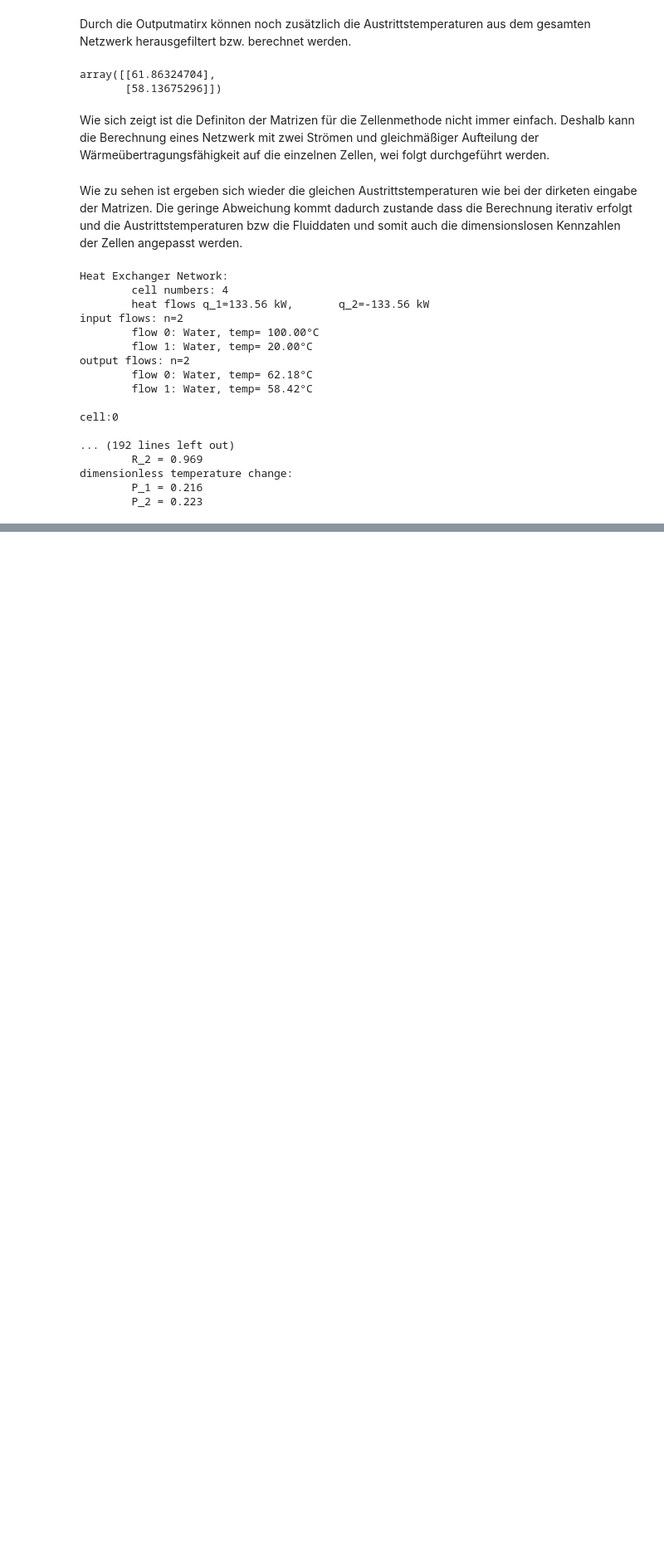
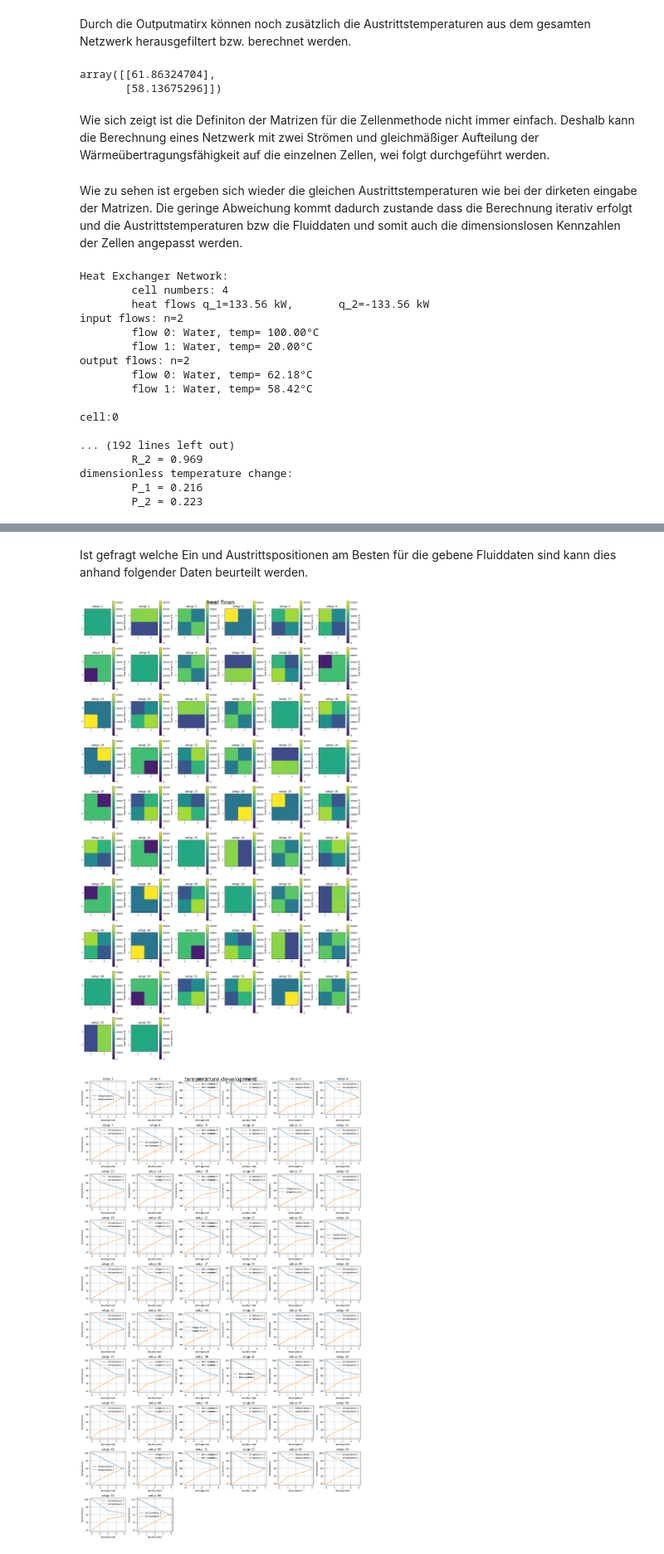
Before and after one commit to chris00Code/Heat-exchanger-design-tool, a Jupyter notebook: examples/heatexchanger_networks.ipynb, the cells around one changed output, grey strips where cells are left out. Shown at 83% size. Drawn from its saved outputs; the diff is of its cells as text; code cells hidden in the pictures; blank space fills up the shorter version.

```diff
--- a/examples/heatexchanger_networks.ipynb
+++ b/examples/heatexchanger_networks.ipynb
@@ -174,0 +192,30 @@ dimensionless temperature change:
+# %% [markdown]
+Ist gefragt welche Ein und Austrittspositionen am Besten für die gebene Fluiddaten sind kann dies anhand folgender Daten beurteilt werden.
+# %%
+def init_ex():
+    W_dot_1 = 3500
+    fluid_1 = Fluid("Water", pressure=101420, temperature=273.15 + 100)
+    flow_1 = Flow(fluid_1, W_dot_1/fluid_1.specific_heat)
+
+    W_dot_2 = 3500
+    fluid_2 = Fluid("Water", temperature=273.15 + 20)
+    flow_2 = Flow(fluid_2, W_dot_2/fluid_2.specific_heat)
+
+    kA = 4000
+    ex = ExchangerEqualCells((2, 2), 'CrossFlowOneRow', flow_1=flow_1, flow_2=flow_2,total_transferability=kA)
+    return ex
+# %%
+networks = []
+for inp in ExchangerTwoFlow.input_arrangements():
+    netw = init_ex()
+    netw.flow_order_1 = inp[0]
+    netw.flow_order_2 = inp[1]
+    netw._adjust_temperatures()
+    networks.append(netw)
+
+ax_parameters_heat = {'vmin': 0, 'vmax': max([heat_flow_repr(netw.layout_matrix).max() for netw in networks])}
+vis_setups(networks, 'vis_heat_flow', fig_title='heat flows', **ax_parameters_heat)
+vis_setups(networks, 'vis_flow_temperature_development', fig_title='temperature development')
+# %% [output]
+[figure, added]
+[figure, added]
```
Also changed, not shown: parts of 8 cells of this notebook.
